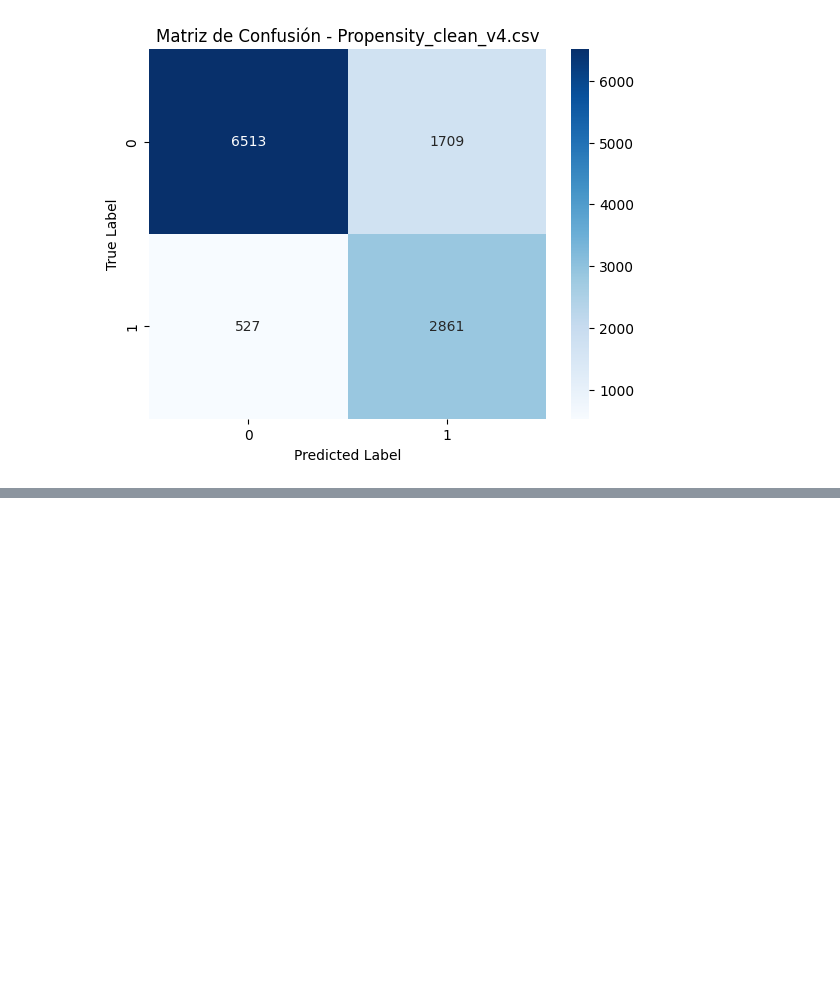
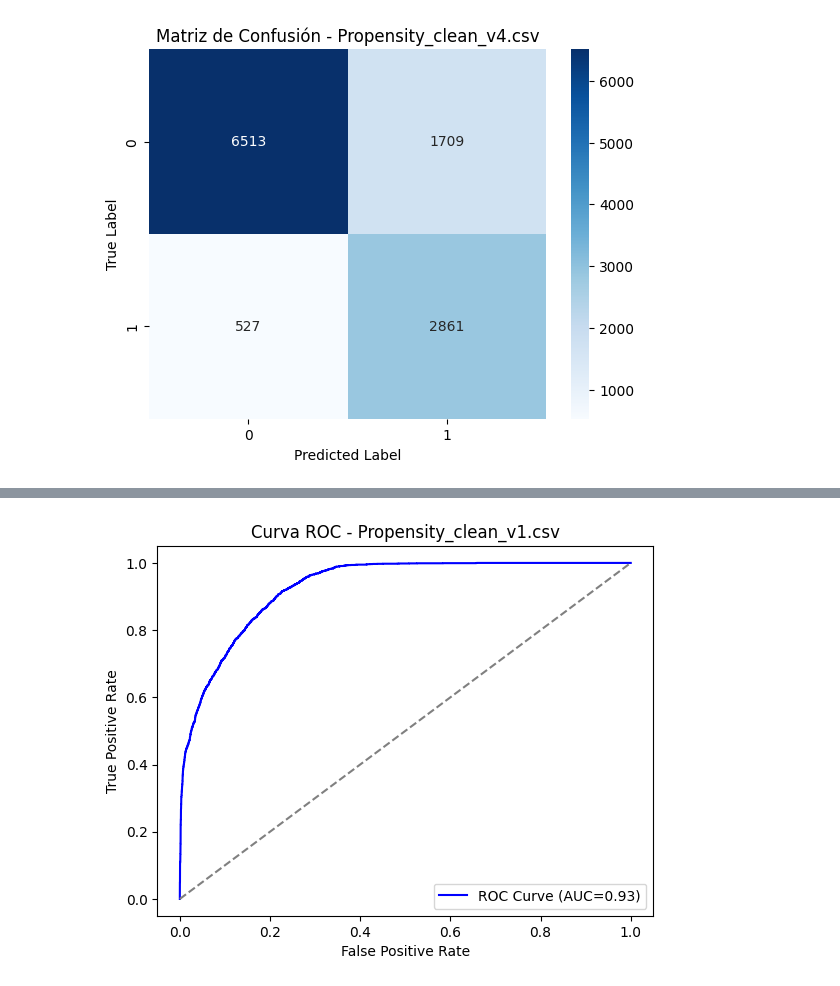
Before and after one commit to martinagg7/ia_propensity, a Jupyter notebook: models/model.ipynb, the cells around one changed output, grey strips where cells are left out. Saved outputs shown, nothing was run; the diff lists cells and outputs as text; code cells hidden in the pictures; blank space fills up the shorter version.

```diff
--- a/models/model.ipynb
+++ b/models/model.ipynb
@@ -731,0 +636,96 @@ ROC-AUC Score: 0.8852
+# %%
+import os
+import pandas as pd
+import numpy as np
+import matplotlib.pyplot as plt
+import seaborn as sns
+from xgboost import XGBClassifier
+from sklearn.model_selection import train_test_split
+from sklearn.metrics import accuracy_score, f1_score, roc_auc_score, classification_report, confusion_matrix, roc_curve
+
+# 📌 Definir rutas
+BASE_DIR = os.path.abspath(os.path.join(os.getcwd(), ".."))
+DATA_DIR = os.path.join(BASE_DIR, "data", "processed")
+
+# 📌 Lista de versiones de datasets a probar
+versions = ["v1", "v2", "v3", "v4"]
+
+# 📌 Definir los hiperparámetros del Modelo 38
+modelo_38_params = {
+    "objective": "binary:logistic",
+    "eval_metric": "auc",
+    "n_estimators": 200,
+    "learning_rate": 0.1,
+    "max_depth": 8,
+    "min_child_weight": 3,
+    "gamma": 0.3,
+    "subsample": 0.8,
+    "colsample_bytree": 0.9,
+    "reg_lambda": 1.0,
+    "reg_alpha": 0.0,
+    "random_state": 42,
+    "n_jobs": -1
+}
+
+# 📌 Iterar sobre cada versión del dataset y entrenar manualmente
+for version in versions:
+    file_name = f"Propensity_clean_{version}.csv"
+    file_path = os.path.join(DATA_DIR, file_name)
+
+    print(f"\n🚀 Entrenando manualmente con {file_name} ...")
+
+    # 📌 Cargar datos
+    df = pd.read_csv(file_path)
+    print(f"Dataset {version} tiene forma: {df.shape}")  # Para verificar diferencias
+
+    # 📌 Preparar datos
+    df = df.drop(columns=["Tiempo"], errors="ignore")  # Eliminar columna irrelevante
+    y = df["Mas_1_coche"]
+    X = df.drop(columns=["Mas_1_coche"])
+
+    # 📌 Dividir en conjunto de entrenamiento y prueba (misma semilla random)
+    X_train, X_test, y_train, y_test = train_test_split(X, y, test_size=0.2, stratify=y, random_state=42)
+
+    # 📌 Crear el modelo con los hiperparámetros del Modelo 38
+    model = XGBClassifier(**modelo_38_params)
+
+    # 📌 Entrenar modelo
+    model.fit(X_train, y_train)
+
+    # 📌 Hacer predicciones
+    y_pred = model.predict(X_test)
+    y_pred_proba = model.predict_proba(X_test)[:, 1]
+
+    # 📌 Evaluar el modelo
+    accuracy = accuracy_score(y_test, y_pred)
+    f1 = f1_score(y_test, y_pred, average='weighted')
+    roc_auc = roc_auc_score(y_test, y_pred_proba)
+
+    # 📌 Mostrar métricas detalladas
+    print('\n' + '-' * 50)
+    print(f'Modelo entrenado manualmente con {file_name}')
+    print('-' * 50)
+    print(f'\nClassification Report:')
+    print(classification_report(y_test, y_pred))
+
+    print(f'\nROC-AUC Score: {roc_auc:.4f}\n')
+
+    # 📌 Curva ROC
+    fpr, tpr, _ = roc_curve(y_test, y_pred_proba)
+    plt.figure()
+    plt.plot(fpr, tpr, label=f"ROC Curve (AUC={roc_auc:.2f})", color='blue')
+    plt.plot([0, 1], [0, 1], linestyle='--', color='gray')
+    plt.xlabel('False Positive Rate')
+    plt.ylabel('True Positive Rate')
+    plt.title(f'Curva ROC - {file_name}')
+    plt.legend()
+    plt.show()
+
+    # 📌 Matriz de confusión
+    plt.figure()
+    sns.heatmap(confusion_matrix(y_test, y_pred), annot=True, fmt='d', cmap='Blues')
+    plt.xlabel('Predicted Label')
+    plt.ylabel('True Label')
+    plt.title(f'Matriz de Confusión - {file_name}')
+    plt.show()
+# %% [output]
@@ -731,0 +751 @@ ROC-AUC Score: 0.8852
+[figure, added]
```
Also changed, not shown: parts of 13 cells of this notebook, 3 other files.
